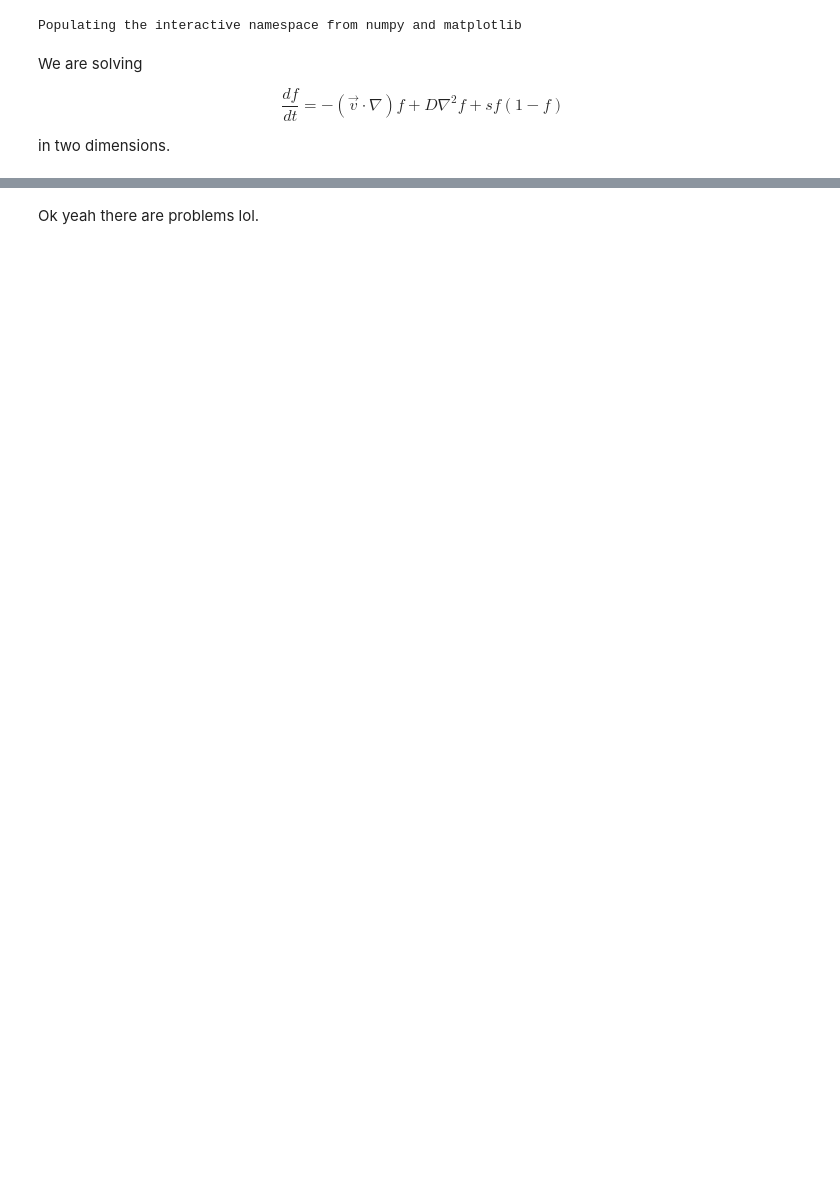
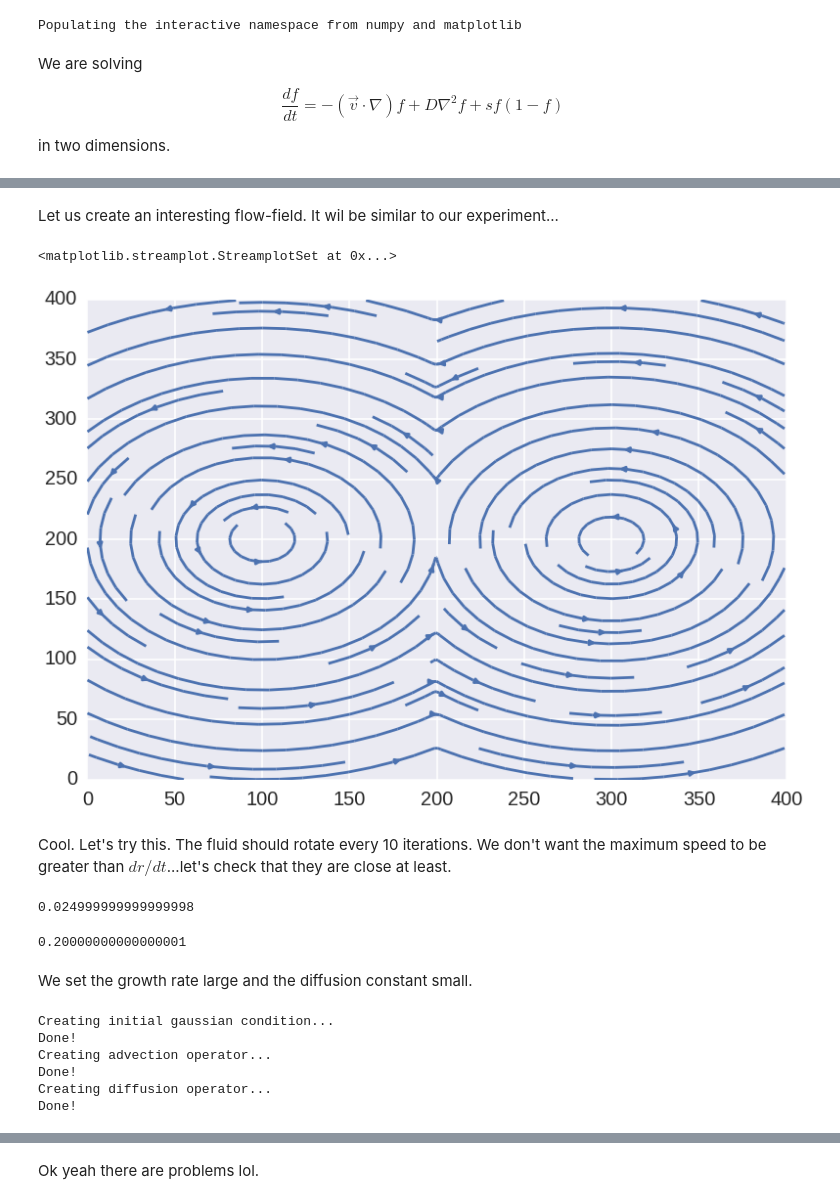
Before and after one commit to btweinstein/AC274, a Jupyter notebook: docs/2d_adr_package.ipynb, the cells around one changed output, grey strips where cells are left out. Saved outputs shown, nothing was run; the diff lists cells and outputs as text; code cells hidden in the pictures; blank space fills up the shorter version.

```diff
--- a/docs/2d_adr_package.ipynb
+++ b/docs/2d_adr_package.ipynb
@@ -35,0 +34,10 @@ It takes *soooooo* long to make these operators...bleh. Let's see if we can spee
+# %% [markdown]
+Let us create an interesting flow-field. It wil be similar to our experiment...
+# %%
+rot_speed1 = 0.01*dt
+rot_speed2 = 0.01*dt
+vortex1 = [imax/2, jmax/4]
+vortex2 = [imax/2, 3*jmax/4]
+# %%
+v = np.zeros((imax, jmax), dtype=np.double) # right/left
+u = np.zeros((imax, jmax), dtype=np.double) # down/up
@@ -35,0 +61,17 @@ It takes *soooooo* long to make these operators...bleh. Let's see if we can spee
+# %%
+plt.streamplot(xmesh, ymesh, v, u)
+# %% [output]
+<matplotlib.streamplot.StreamplotSet at 0x...>
+[figure, added]
+# %% [markdown]
+Cool. Let's try this. The fluid should rotate every 10 iterations. We don't want the maximum speed to be greater than $dr/dt$...let's check that they are close at least.
+# %%
+dr/dt
+# %% [output]
+0.024999999999999998
+# %%
+v_field1.max()
+# %% [output]
+0.20000000000000001
+# %% [markdown]
+We set the growth rate large and the diffusion constant small.
@@ -36,3 +85,13 @@ It takes *soooooo* long to make these operators...bleh. Let's see if we can spee
+# %%
+sol = Solver(imax=imax, jmax=jmax, kmax=kmax, dt=dt, use_morton=False, s=s,
+            v=v, u=u, dr=dr, D=D, fi_orig = fi_orig)
+# %% [output]
+Creating initial gaussian condition...
+Done!
+Creating advection operator...
+Done!
+Creating diffusion operator...
+Done!
 # %%
 result = sol.run()
 # %% [markdown]
```
Also changed, not shown: parts of 14 cells of this notebook, 1 other file.
